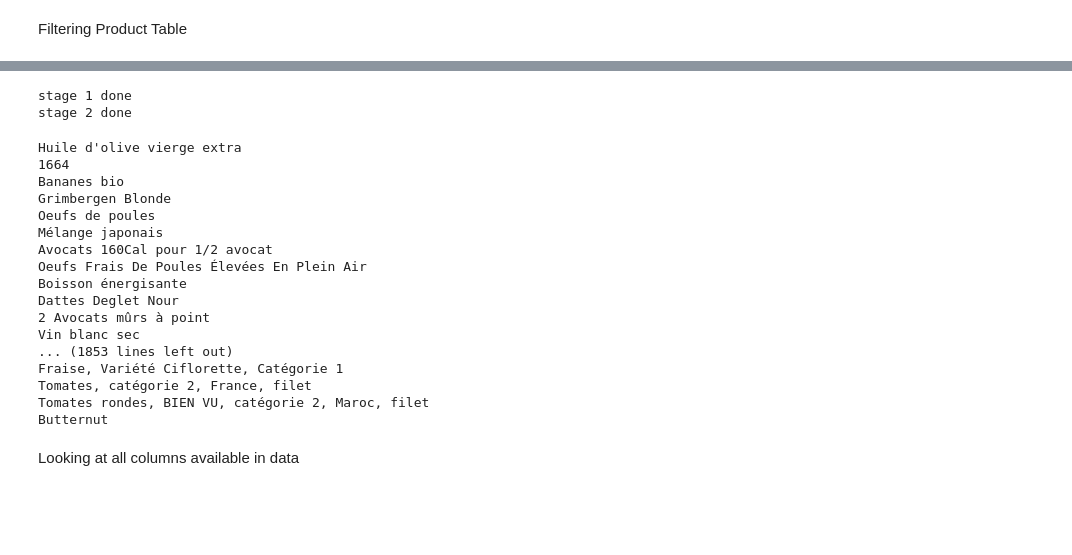
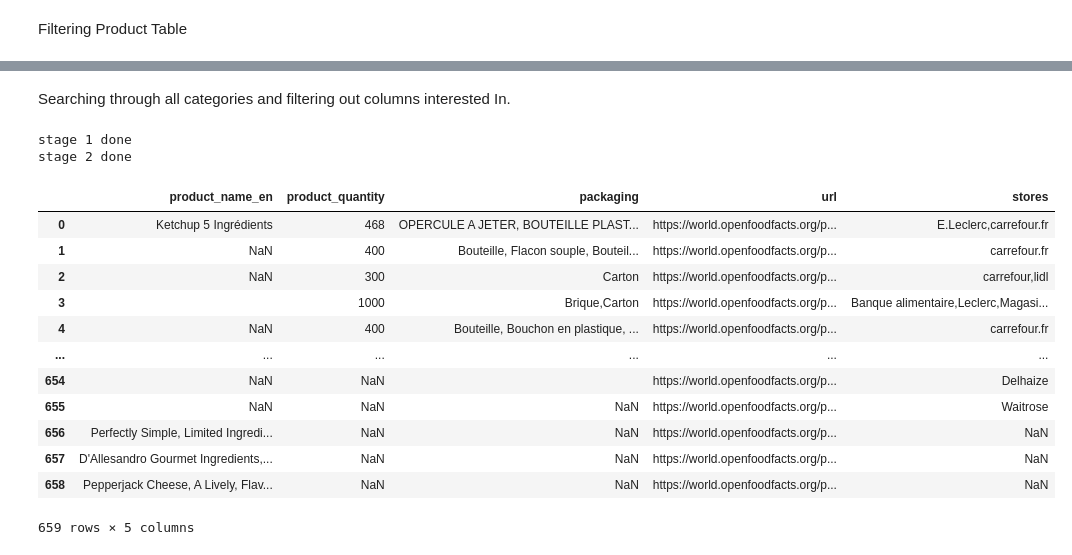
Before and after one commit to elliotkarikari/Product_Weight_Project, a Jupyter notebook: Jupter_notebooks/WeightData/Open Food Facts.ipynb, the cells around one changed output, grey strips where cells are left out. Saved outputs shown, nothing was run; the diff lists cells and outputs as text; code cells hidden in the pictures; blank space fills up the shorter version.

```diff
--- a/Jupter_notebooks/WeightData/Open Food Facts.ipynb
+++ b/Jupter_notebooks/WeightData/Open Food Facts.ipynb
@@ -88,2 +64,4 @@ Searching through all categories and filtering out columns interested In.
+# %% [markdown]
+Searching through all categories and filtering out columns interested In.
 # %%
 # Search all products
@@ -100,24 +78,3 @@ Filtpt = product_table[['_id', 'product_name', 'product_quantity', 'brands', 'la
 # %% [output]
 stage 1 done
 stage 2 done
-# %%
-for o in Filtpt.product_name:
-    print(o)
-# %% [output]
-Huile d'olive vierge extra
-1664
-Bananes bio
-Grimbergen Blonde
-Oeufs de poules
-Mélange japonais
-Avocats 160Cal pour 1/2 avocat
-Oeufs Frais De Poules Élevées En Plein Air
-Boisson énergisante
-Dattes Deglet Nour
-2 Avocats mûrs à point
-Vin blanc sec
-... (1853 lines left out)
-Fraise, Variété Ciflorette, Catégorie 1
-Tomates, catégorie 2, France, filet
-Tomates rondes, BIEN VU, catégorie 2, Maroc, filet
-Butternut
@@ -127,2 +81,17 @@ Butternut
-# %% [markdown]
-Looking at all columns available in data
+# %%
+filtb = Filtpt[['product_name_en', 'product_quantity','packaging', 'url', 'stores']]
+filtb
+# %% [output]
+|  | product_name_en | product_quantity | packaging | url | stores |
+| 0 | Ketchup 5 Ingrédients | 468 | OPERCULE A JETER, BOUTEILLE PLAST... | https://world.openfoodfacts.org/p... | E.Leclerc,carrefour.fr |
+| 1 | NaN | 400 | Bouteille, Flacon souple, Bouteil... | https://world.openfoodfacts.org/p... | carrefour.fr |
+| 2 | NaN | 300 | Carton | https://world.openfoodfacts.org/p... | carrefour,lidl |
+| 3 |  | 1000 | Brique,Carton | https://world.openfoodfacts.org/p... | Banque alimentaire,Leclerc,Magasi... |
+| 4 | NaN | 400 | Bouteille, Bouchon en plastique, ... | https://world.openfoodfacts.org/p... | carrefour.fr |
+| ... | ... | ... | ... | ... | ... |
+| 654 | NaN | NaN |  | https://world.openfoodfacts.org/p... | Delhaize |
+| 655 | NaN | NaN | NaN | https://world.openfoodfacts.org/p... | Waitrose |
+| 656 | Perfectly Simple, Limited Ingredi... | NaN | NaN | https://world.openfoodfacts.org/p... | NaN |
+| 657 | D'Allesandro Gourmet Ingredients,... | NaN | NaN | https://world.openfoodfacts.org/p... | NaN |
+| 658 | Pepperjack Cheese, A Lively, Flav... | NaN | NaN | https://world.openfoodfacts.org/p... | NaN |
+659 rows × 5 columns
```
Also changed, not shown: parts of 22 cells of this notebook.
